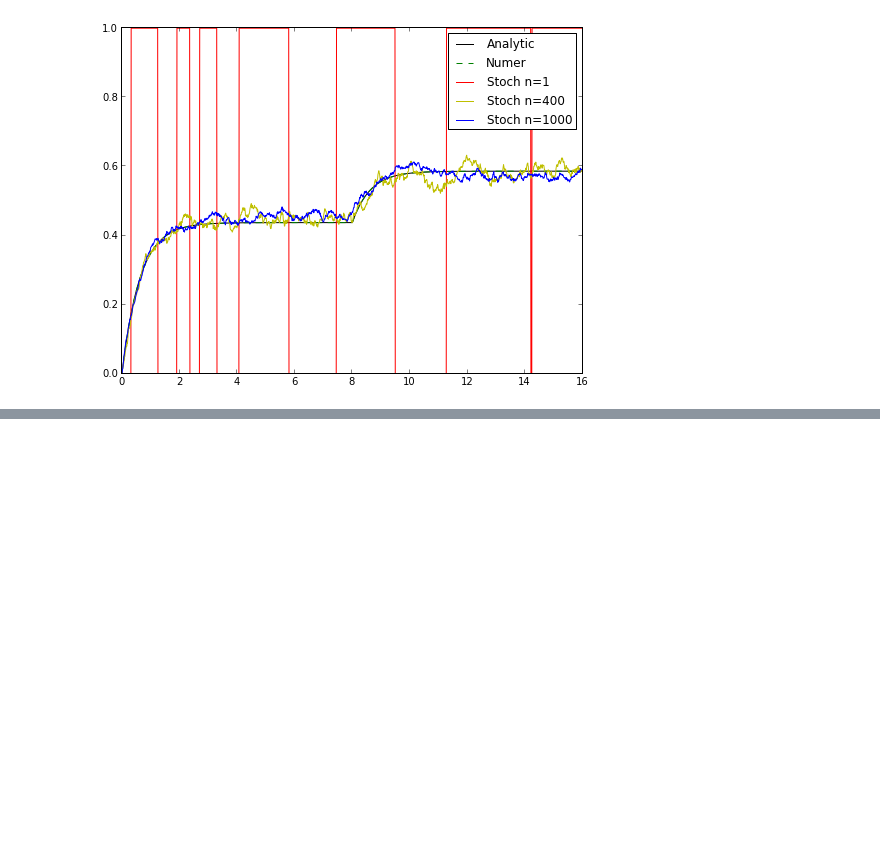
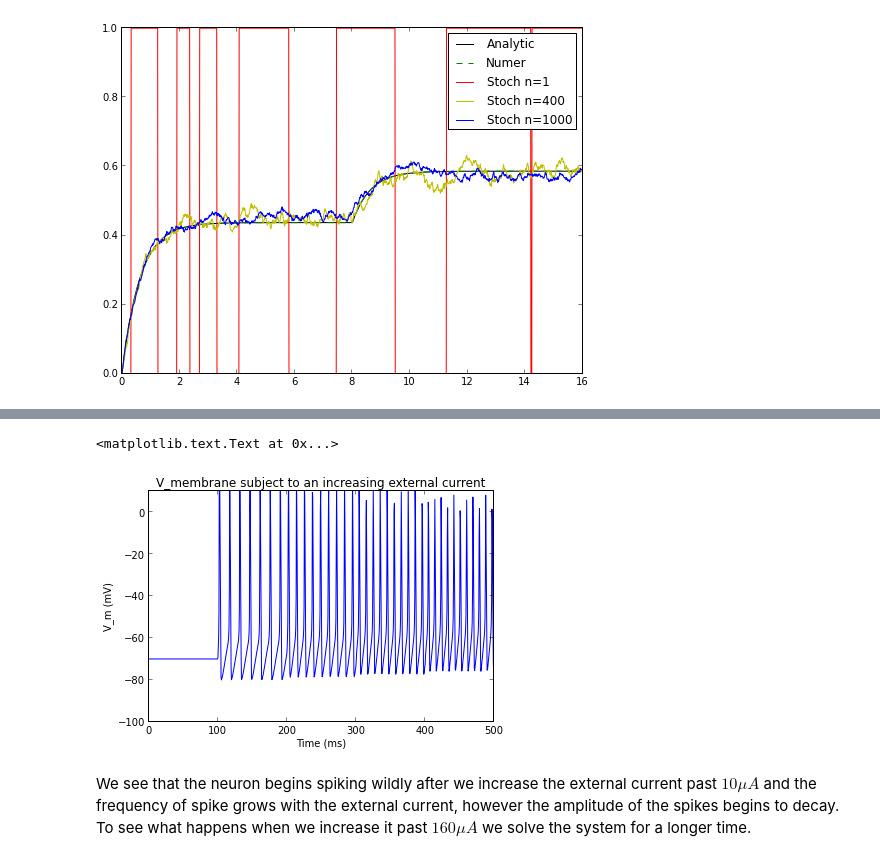
Before and after one commit to forrestsheldon/neurodynamics, a Jupyter notebook: week_2_Single_compartment_neural_models.ipynb, the cells around one changed output, grey strips where cells are left out. Cells and saved outputs as stored; diff of their text form; code cells hidden in the pictures; blank space fills up the shorter version.

```diff
--- a/week_2_Single_compartment_neural_models.ipynb
+++ b/week_2_Single_compartment_neural_models.ipynb
@@ -125,0 +197,39 @@ axes1.legend()
+# %%
+def I_Na(V, m, h):  return g_Na * m**3*h * (V - E_Na)
+def I_K(V, n):   return g_K  * n**4   * (V - E_K)
+
+def deriv_n_t(V, n): return alpha_n(V) * (1 - n) - beta_n(V) * n
+def deriv_m_t(V, m): return alpha_m(V) * (1 - m) - beta_m(V) * m
+def deriv_h_t(V, h): return alpha_h(V) * (1 - h) - beta_h(V) * h
+
+def HH(Vnmh, t):
+    V, n, m, h = Vnmh[0], Vnmh[1], Vnmh[2], Vnmh[3]
+
+    dV = (1. / C_m) * (-I_Na(V, m, h) - I_K(V, n) - I_leak(V) + I_ext(t))
+    dn = deriv_n_t(V, n)
+    dm = deriv_m_t(V, m)
+    dh = deriv_h_t(V, h)
+
+    return dV, dn, dm, dh
+
+# Letting the HH model come to a steady state without an external current
+# has yielded the following gating variable values
+n0 = 0.31773
+m0 = 0.05296
+h0 = 0.59599
+
+t = linspace(0, 500, 1000)
+V_membrane = scp.integrate.odeint(HH, (V_rest, n0, m0, h0), t)
+
+fig4 = plt.figure()
+ax4 = fig4.add_axes([0.1, 0.1, 0.8, 0.8])
+ax4.plot(t, V_membrane[:,0])
+ax4.set_ylim([-100, 10])
+ax4.set_xlabel('Time (ms)')
+ax4.set_ylabel('V_m (mV)')
+ax4.set_title('V_membrane subject to an increasing external current')
+# %% [output]
+<matplotlib.text.Text at 0x...>
+[figure, added]
+# %% [markdown]
+We see that the neuron begins spiking wildly after we increase the external current past $10\mu A$ and the frequency of spike grows with the external current, however the amplitude of the spikes begins to decay.  To see what happens when we increase it past $160 \mu A$ we solve the system for a longer time.
```
Also changed, not shown: parts of 16 cells of this notebook, 1 other file.
